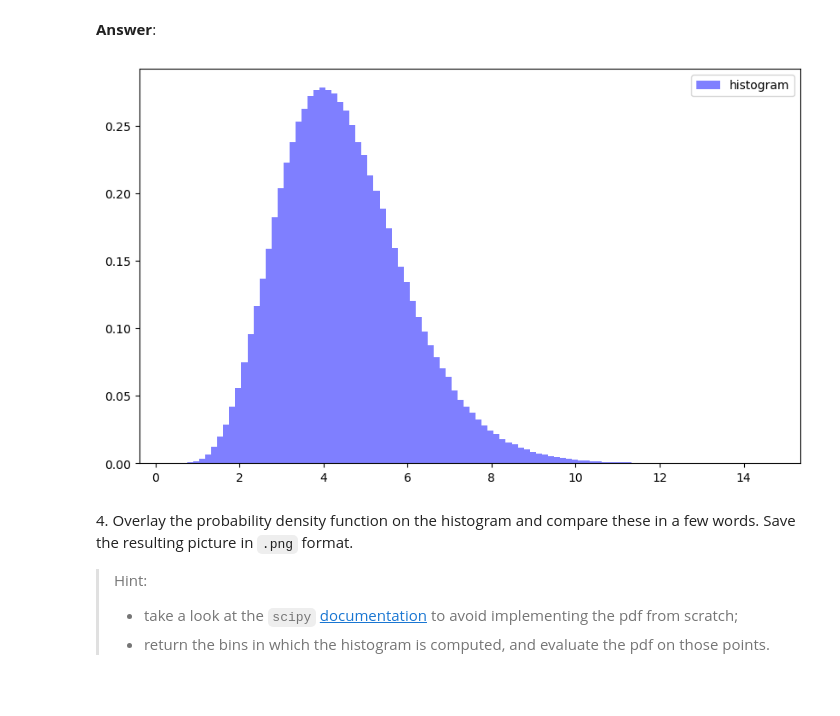
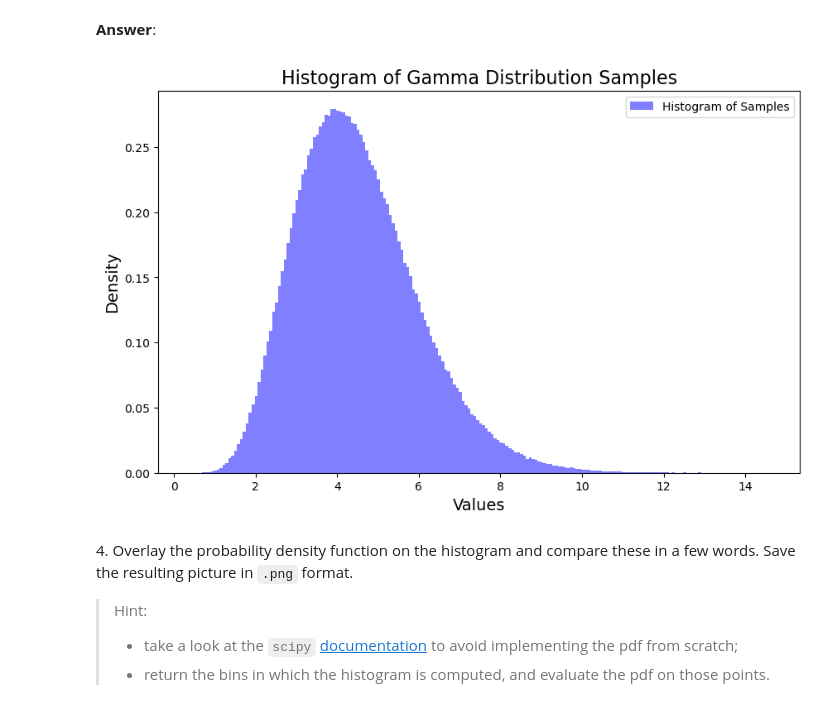
Before and after one commit to SerinaTraore/python_sdia, a Jupyter notebook: Labs/source/Lab2/lab2_final.ipynb, the cells around one changed output. Saved outputs shown, nothing was run; the diff lists cells and outputs as text; code cells hidden in the pictures.

```diff
--- a/Labs/source/Lab2/lab2_final.ipynb
+++ b/Labs/source/Lab2/lab2_final.ipynb
@@ -74,17 +86,26 @@ np.save('gamma_samples.npy', samples)
 # %% [markdown]
 **Answer**:
 # %%
+import numpy as np
+import matplotlib.pyplot as plt
 from scipy.stats import gamma
+
+
 samples_loaded = np.load('gamma_samples.npy')
 
-fig = plt.subplots(figsize=(10, 6))
-plt.hist(samples_loaded, bins=100, density=True, alpha=0.5, color='b', label='histogram')
 
+fig, ax = plt.subplots(figsize=(10, 6))
+ax.hist(samples_loaded, bins=200, density=True, alpha=0.5, color='b', label='Histogram of Samples')
+
+
+ax.set_title('Histogram of Gamma Distribution Samples', fontsize=16)
+ax.set_xlabel('Values', fontsize=14)
+ax.set_ylabel('Density', fontsize=14)
 
 plt.legend()
 plt.show()
 # %% [output]
-[figure, old version]
+[figure, new version]
 # %% [markdown]
 4\. Overlay the probability density function on the histogram and compare these in a few words. Save the resulting picture in `.png` format.
 > Hint:
```
Also changed, not shown: parts of 10 cells of this notebook, 5 other files.
